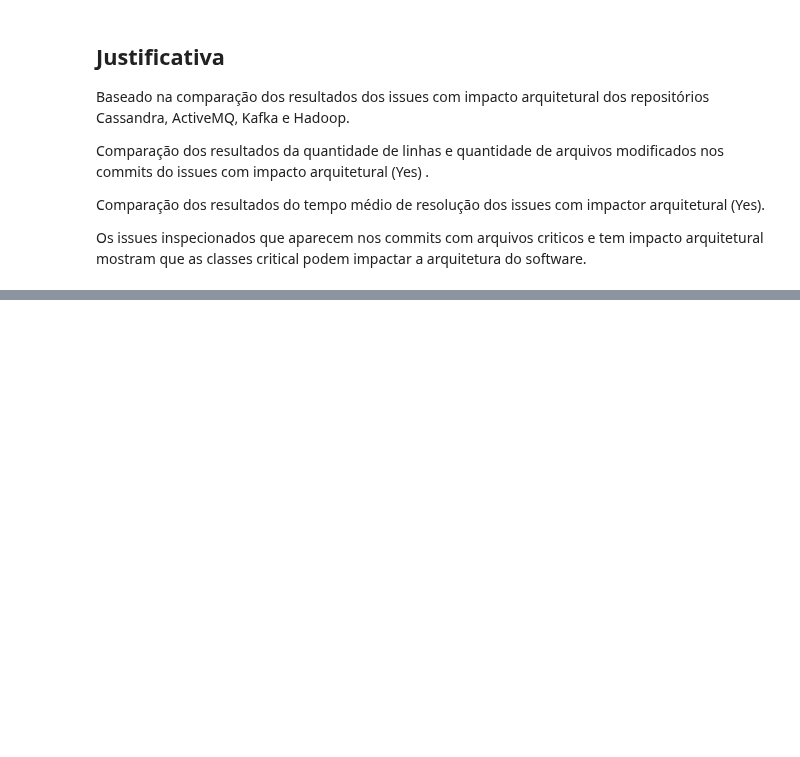
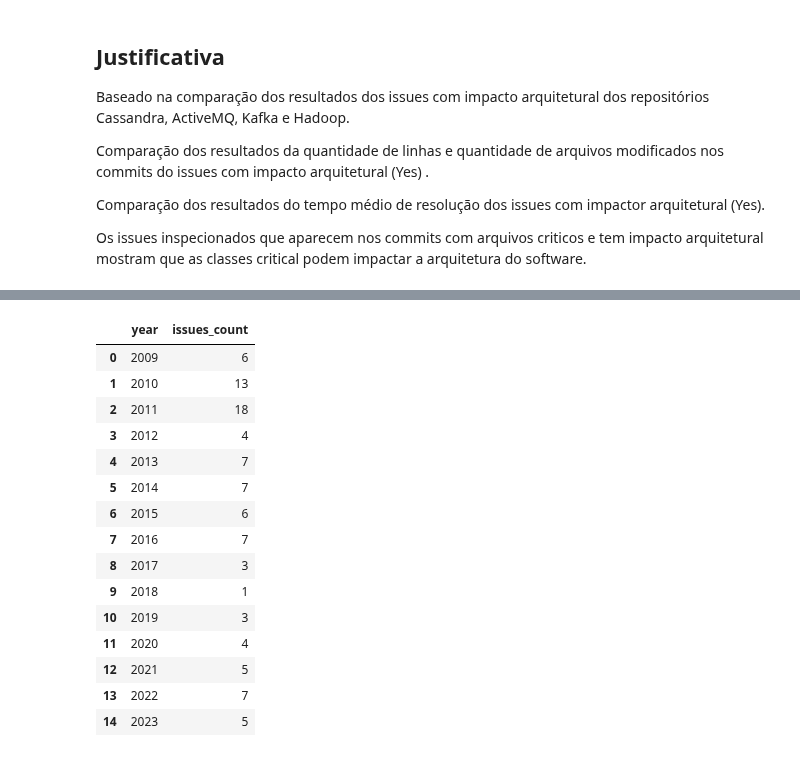
Before and after one commit to armandossrecife/my_validation, a Jupyter notebook: my_comparison.ipynb, the cells around one changed output, grey strips where cells are left out. Drawn from its saved outputs; the diff is of its cells as text; code cells hidden in the pictures; blank space fills up the shorter version.

```diff
--- a/my_comparison.ipynb
+++ b/my_comparison.ipynb
@@ -1924,0 +2001,22 @@ Os issues inspecionados que aparecem nos commits com arquivos criticos e tem imp
+# %%
+issues_per_year = df3.groupby(['year']).size()
+new_df = issues_per_year.to_frame(name='issues_count').reset_index()
+df_cassandra_iaiyes_by_year = new_df.copy()
+df_cassandra_iaiyes_by_year
+# %% [output]
+|  | year | issues_count |
+| 0 | 2009 | 6 |
+| 1 | 2010 | 13 |
+| 2 | 2011 | 18 |
+| 3 | 2012 | 4 |
+| 4 | 2013 | 7 |
+| 5 | 2014 | 7 |
+| 6 | 2015 | 6 |
+| 7 | 2016 | 7 |
+| 8 | 2017 | 3 |
+| 9 | 2018 | 1 |
+| 10 | 2019 | 3 |
+| 11 | 2020 | 4 |
+| 12 | 2021 | 5 |
+| 13 | 2022 | 7 |
+| 14 | 2023 | 5 |
```
Also changed, not shown: parts of 11 cells of this notebook.
